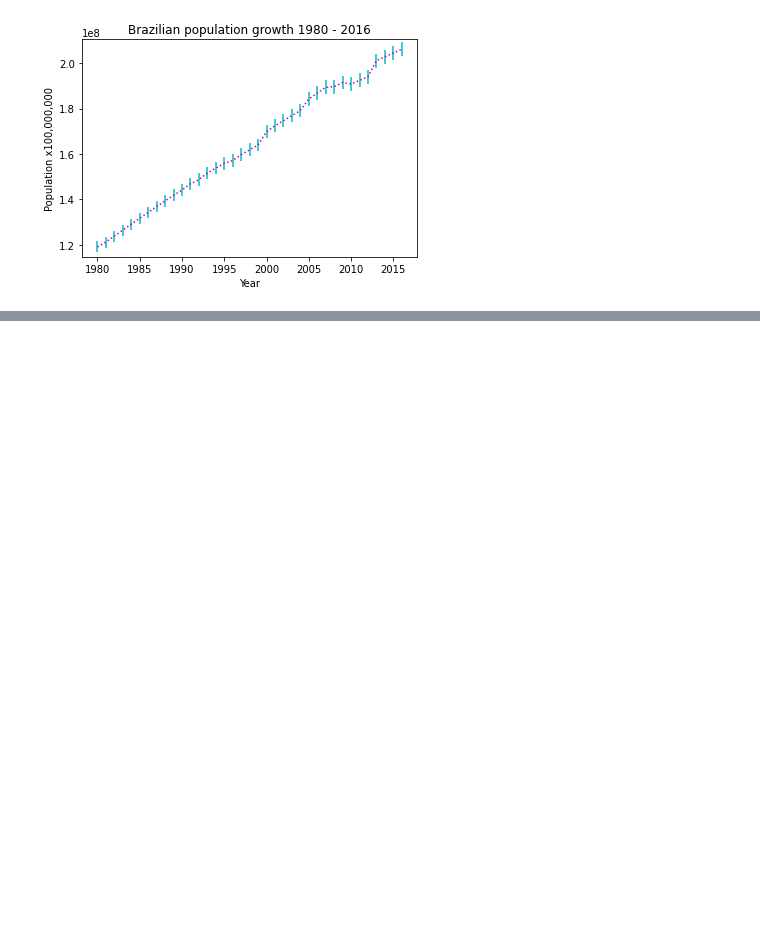
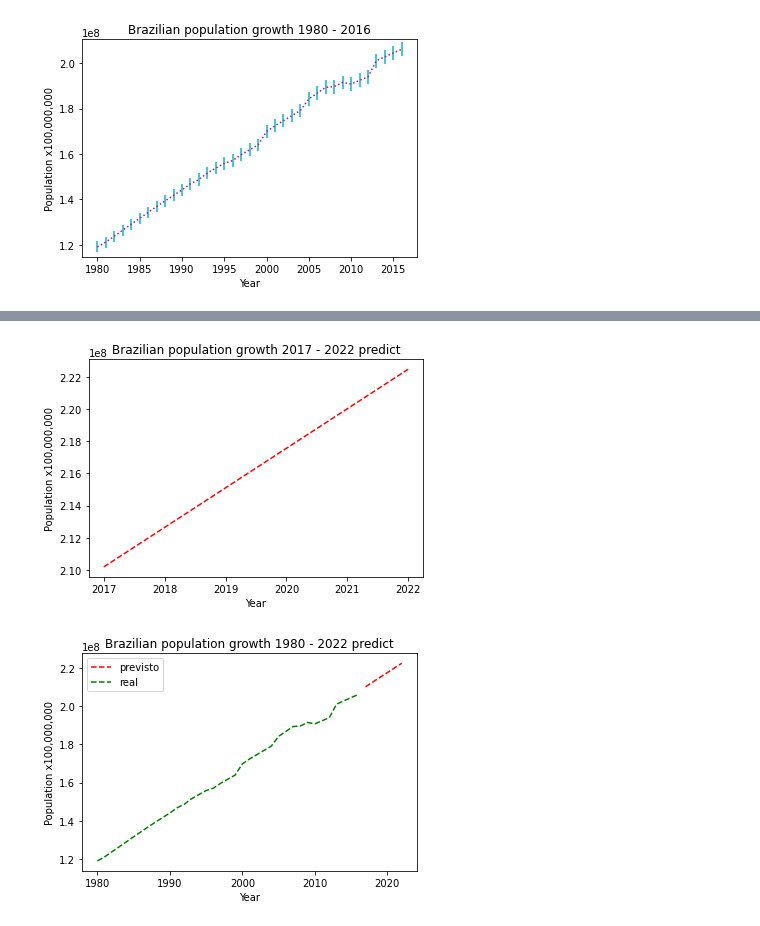
Before and after one commit to JonatasFontele/aprendizagem-de-maquina-e-mineracao-de-dados, a Jupyter notebook: brazilian_population_growth_visualization.ipynb, the cells around one changed output, grey strips where cells are left out. Cells and saved outputs as stored; diff of their text form; code cells hidden in the pictures; blank space fills up the shorter version.

```diff
--- a/brazilian_population_growth_visualization.ipynb
+++ b/brazilian_population_growth_visualization.ipynb
@@ -113,0 +131,27 @@ array=[1991 1983 1996 2015 1990 2013 1981 1986 2016 1999 1985 2002 2006 2004
+# %%
+import numpy as np
+
+# Trying to predict new years
+y2 = np.array([2017, 2018, 2019, 2020, 2021, 2022])
+# %%
+# Predicting from 2017 to 2022
+y_pred2 = model.predict(y2.reshape(-1, 1))
+
+plt.plot(y2, y_pred2,'r--')
+plt.title("Brazilian population growth 2017 - 2022 predict")
+plt.xlabel('Year')
+plt.ylabel("Population x100,000,000")
+
+plt.show()
+
+plt.plot(y2, y_pred2,'r--')
+plt.plot(x, y,'g--')
+plt.title("Brazilian population growth 1980 - 2022 predict")
+plt.legend(['previsto', 'real'])
+plt.xlabel('Year')
+plt.ylabel("Population x100,000,000")
+
+plt.show()
+# %% [output]
+[figure, added]
+[figure, added]
```
Also changed, not shown: parts of 4 cells of this notebook.
